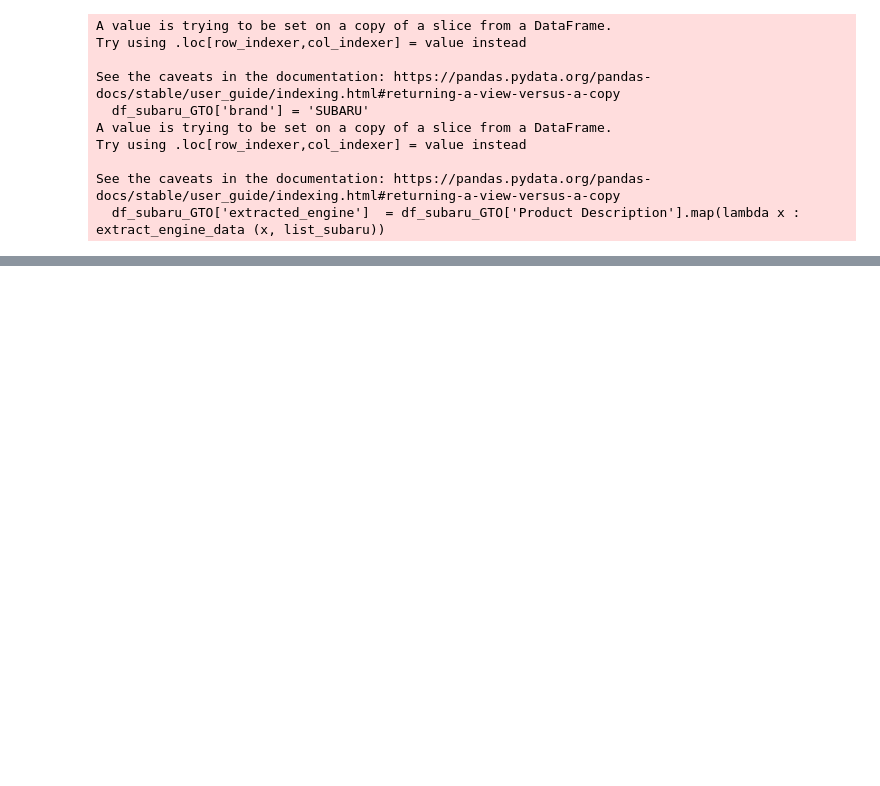
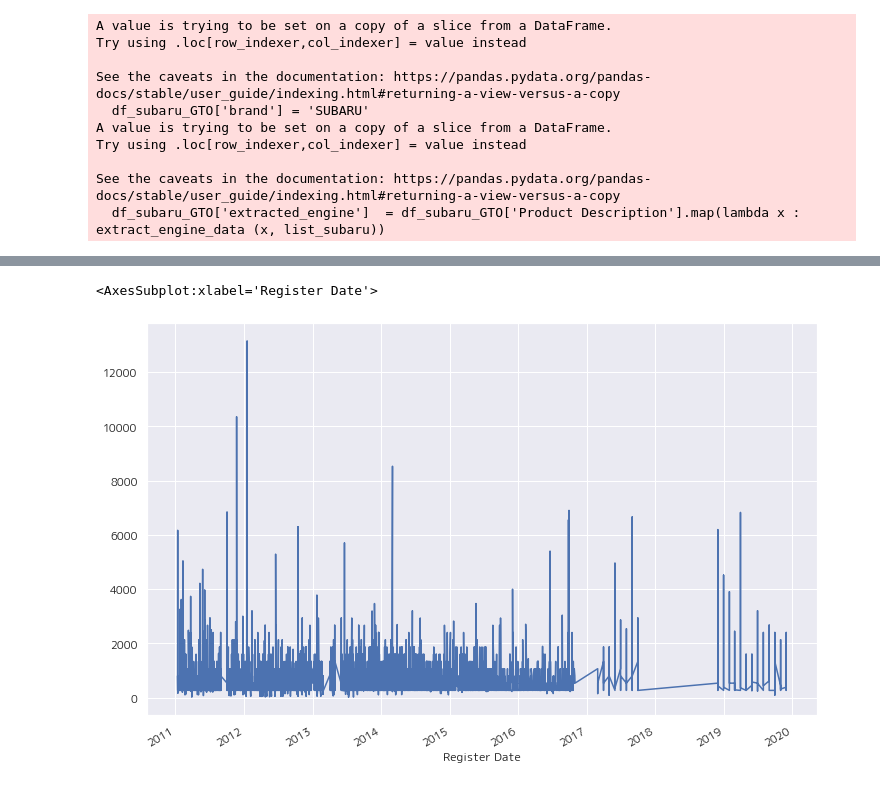
Before and after one commit to vutuanlinh2661998/KAIHO, a Jupyter notebook: GTO_Prediction.ipynb, the cells around one changed output, grey strips where cells are left out. Saved outputs shown, nothing was run; the diff lists cells and outputs as text; code cells hidden in the pictures; blank space fills up the shorter version.

```diff
--- a/GTO_Prediction.ipynb
+++ b/GTO_Prediction.ipynb
@@ -275,0 +733,6 @@ def get_engine_family (name_engine):
+# %%
+plt.figure(figsize=(12,8))
+em_series.plot()
+# %% [output]
+<AxesSubplot:xlabel='Register Date'>
+[figure, added]
```
Also changed, not shown: parts of 79 cells of this notebook, 3 other files.
